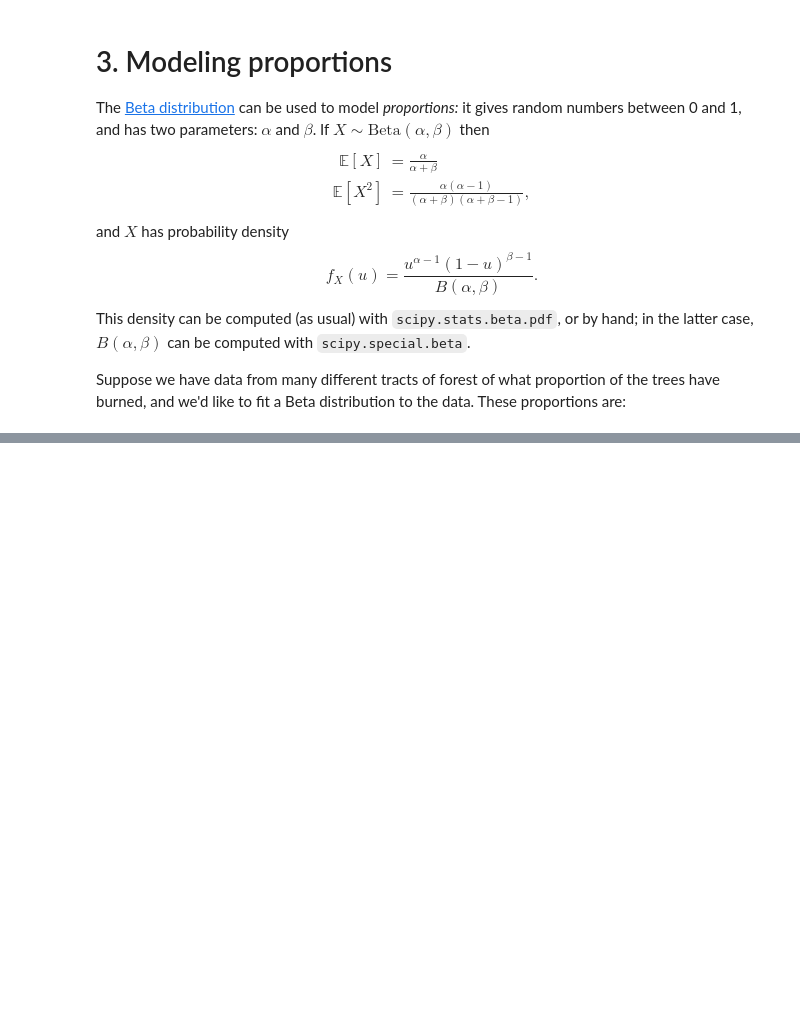
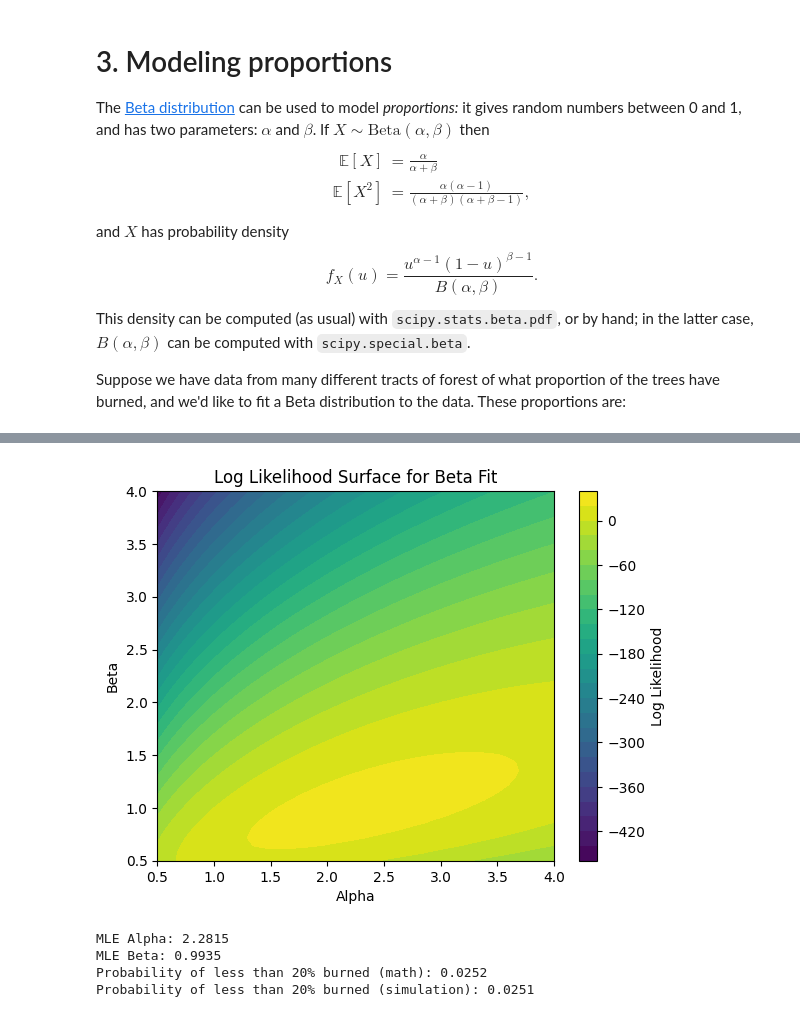
Before and after one commit to vikthebrik/DSCI-MATH-345, a Jupyter notebook: HW4/HW04.ipynb, the cells around one changed output, grey strips where cells are left out. Saved outputs shown, nothing was run; the diff lists cells and outputs as text; code cells hidden in the pictures; blank space fills up the shorter version.

```diff
--- a/HW4/HW04.ipynb
+++ b/HW4/HW04.ipynb
@@ -217,0 +281,75 @@ burned = np.array([
+# %%
+
+
+# ------------------------------------------------------------------------------
+# Part (a) Fit Beta Distribution (Method of Moments)
+# ------------------------------------------------------------------------------
+import numpy as np
+import matplotlib.pyplot as plt
+  # careful import!
+
+# Step 1: Create grid
+alphas = np.linspace(0.5, 4, 50)
+betas = np.linspace(0.5, 4, 50)
+Alpha_grid, Beta_grid = np.meshgrid(alphas, betas)
+
+# Step 2: Evaluate log-likelihoods
+log_likelihoods = np.zeros_like(Alpha_grid)
+
+for i in range(Alpha_grid.shape[0]):
+    for j in range(Alpha_grid.shape[1]):
+        a = Alpha_grid[i, j]
+        b = Beta_grid[i, j]
+        log_likelihoods[i, j] = np.sum(beta_dist.logpdf(burned, a, b))  # <-- fixed here!
+
+# Step 3: Plot
+plt.contourf(Alpha_grid, Beta_grid, log_likelihoods, levels=30, cmap='viridis')
+plt.colorbar(label="Log Likelihood")
+plt.xlabel('Alpha')
+plt.ylabel('Beta')
+plt.title('Log Likelihood Surface for Beta Fit')
+plt.show()
+
+
+# ------------------------------------------------------------------------------
+# Part (b) Estimate Parameters
+# ------------------------------------------------------------------------------
+
+
+# Step 1: Define negative log-likelihood function
+def neg_log_likelihood(params, data):
+    a, b = params
+    if a <= 0 or b <= 0:
+        return np.inf
+    return -np.sum(beta_dist.logpdf(data, a, b))
+
+# Step 2: Optimize
+result = minimize(
+    fun=neg_log_likelihood,
+    x0=[2.0, 2.0],        # Starting guess
+    args=(burned,),
+    bounds=[(1e-5, None), (1e-5, None)]  # Positive parameters
+)
+
+# Step 3: Extract MLE estimates
+alpha_mle, beta_mle = result.x
+print(f"MLE Alpha: {alpha_mle:.4f}")
+print(f"MLE Beta: {beta_mle:.4f}")
+
+# ------------------------------------------------------------------------
+# Part (c) Less 20% Burned Trees
+# ------------------------------------------------------------------------
+# Step 4: Estimate probability using math (CDF)
+p_less_than_20 = beta_dist.cdf(0.2, alpha_mle, beta_mle)
+print(f"Probability of less than 20% burned (math): {p_less_than_20:.4f}")
+
+# Step 5: (Optional) Confirm with simulation
+simulated_burned = beta_dist.rvs(alpha_mle, beta_mle, size=100000)
+p_less_than_20_sim = np.mean(simulated_burned < 0.2)
+print(f"Probability of less than 20% burned (simulation): {p_less_than_20_sim:.4f}")
+# %% [output]
+[figure, added]
+MLE Alpha: 2.2815
+MLE Beta: 0.9935
+Probability of less than 20% burned (math): 0.0252
+Probability of less than 20% burned (simulation): 0.0251
```
Also changed, not shown: parts of 6 cells of this notebook.
